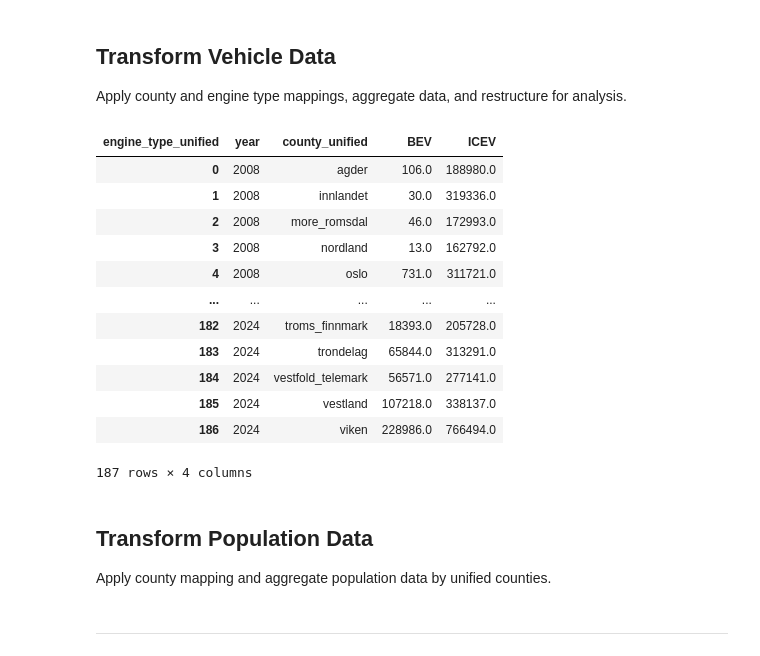
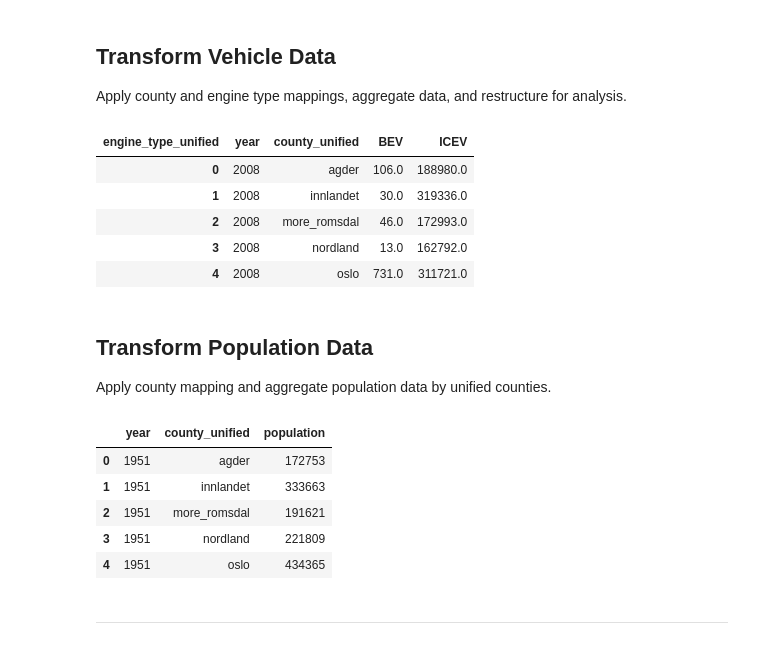
Before and after one commit to felixschulz385/evs-and-health, a Jupyter notebook: src/notebooks/norway_experiments.ipynb, the cells around one changed output. Drawn from its saved outputs; the diff is of its cells as text; code cells hidden in the pictures.

```diff
--- a/src/notebooks/experiments.ipynb
+++ b/src/notebooks/norway_experiments.ipynb
@@ -294,21 +327,14 @@ df_vehicles = df_vehicles.pivot_table(index=['year', 'county_unified'], columns=
 # write to csv
 df_vehicles.to_csv('../../data/vehicles.csv', index=False)
 # %%
-df_vehicles
+df_vehicles.head()
 # %% [output]
 | engine_type_unified | year | county_unified | BEV | ICEV |
 | 0 | 2008 | agder | 106.0 | 188980.0 |
 | 1 | 2008 | innlandet | 30.0 | 319336.0 |
 | 2 | 2008 | more_romsdal | 46.0 | 172993.0 |
 | 3 | 2008 | nordland | 13.0 | 162792.0 |
 | 4 | 2008 | oslo | 731.0 | 311721.0 |
-| ... | ... | ... | ... | ... |
-| 182 | 2024 | troms_finnmark | 18393.0 | 205728.0 |
-| 183 | 2024 | trondelag | 65844.0 | 313291.0 |
-| 184 | 2024 | vestfold_telemark | 56571.0 | 277141.0 |
-| 185 | 2024 | vestland | 107218.0 | 338137.0 |
-| 186 | 2024 | viken | 228986.0 | 766494.0 |
-187 rows × 4 columns
 # %% [markdown]
 ## Transform Population Data
 Apply county mapping and aggregate population data by unified counties.
@@ -321,6 +347,15 @@ df_population['county_unified'] = df_population['county'].map(county_unify_map)
 df_population = df_population.groupby(['year', 'county_unified']).agg({'population': "sum"}).reset_index()
 # write to csv
 df_population.to_csv('../../data/population.csv', index=False)
+
+df_population.head()
+# %% [output]
+|  | year | county_unified | population |
+| 0 | 1951 | agder | 172753 |
+| 1 | 1951 | innlandet | 333663 |
+| 2 | 1951 | more_romsdal | 191621 |
+| 3 | 1951 | nordland | 221809 |
+| 4 | 1951 | oslo | 434365 |
 # %% [markdown]
 ---
 # %% [markdown]
```
Also changed, not shown: parts of 20 cells of this notebook, 19 other files.
